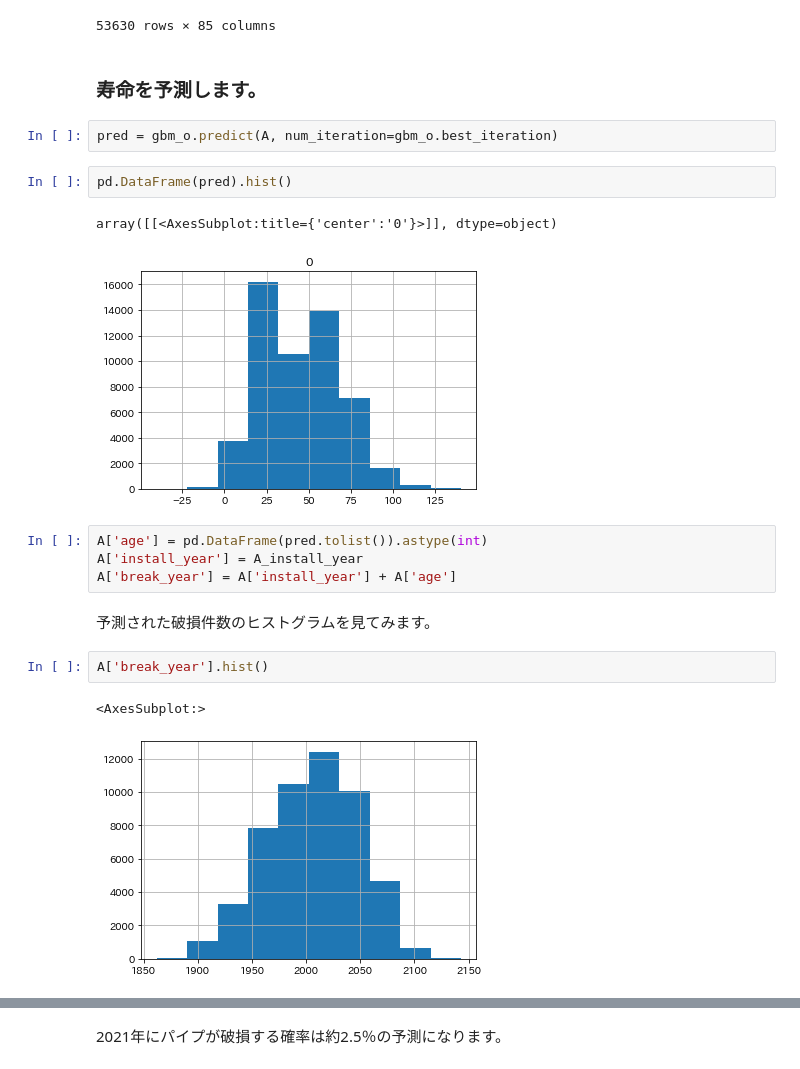
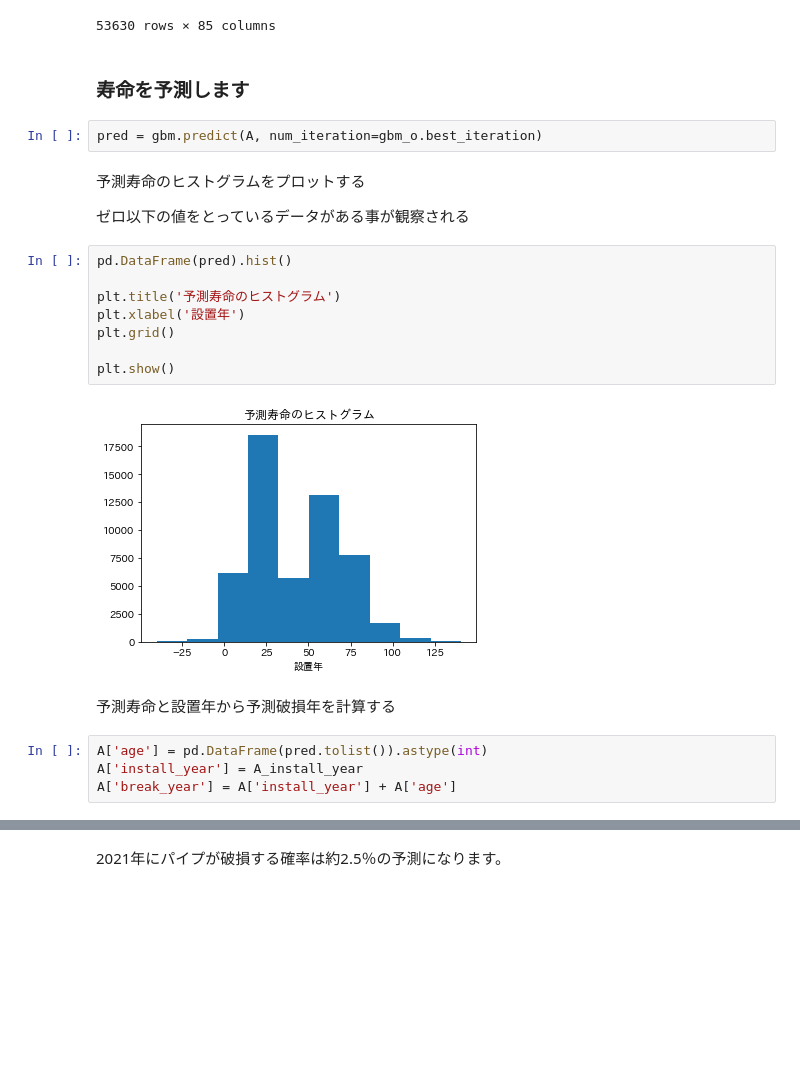
Before and after one commit to ontheroad2022/fracta, a Jupyter notebook: notebooks/100_0_nari_fracta_EDA.ipynb, the cells around one changed output, grey strips where cells are left out. Saved outputs shown, nothing was run; the diff lists cells and outputs as text; blank space fills up the shorter version.

```diff
--- a/notebooks/100_0_nari_fracta_EDA.ipynb
+++ b/notebooks/100_0_nari_fracta_EDA.ipynb
@@ -531,22 +520,26 @@ A
 | 56773 | 20.32 | 610.280029 | 18.280001 | 190.049469 | 0.010628 | 0.001782 | 0.015962 | 0.029971 | 0.002218 | ... |
 53630 rows × 85 columns
 # %% [markdown]
-### 寿命を予測します。
+### 寿命を予測します
 # %%
-pred = gbm_o.predict(A, num_iteration=gbm_o.best_iteration)
+pred = gbm.predict(A, num_iteration=gbm_o.best_iteration)
-# %%
-pd.DataFrame(pred).hist()
-# %% [output]
-array([[<AxesSubplot:title={'center':'0'}>]], dtype=object)
-[figure, removed]
+# %% [markdown]
+予測寿命のヒストグラムをプロットする
+
+ゼロ以下の値をとっているデータがある事が観察される
+# %%
+pd.DataFrame(pred).hist()
+
+plt.title('予測寿命のヒストグラム')
+plt.xlabel('設置年')
+plt.grid()
+
+plt.show()
+# %% [output]
+[figure, added]
+# %% [markdown]
+予測寿命と設置年から予測破損年を計算する
 # %%
 A['age'] = pd.DataFrame(pred.tolist()).astype(int)
 A['install_year'] = A_install_year
 A['break_year'] = A['install_year'] + A['age']
-# %% [markdown]
-予測された破損件数のヒストグラムを見てみます。
-# %%
-A['break_year'].hist()
-# %% [output]
-<AxesSubplot:>
-[figure, removed]
```
Also changed, not shown: parts of 14 cells of this notebook.
